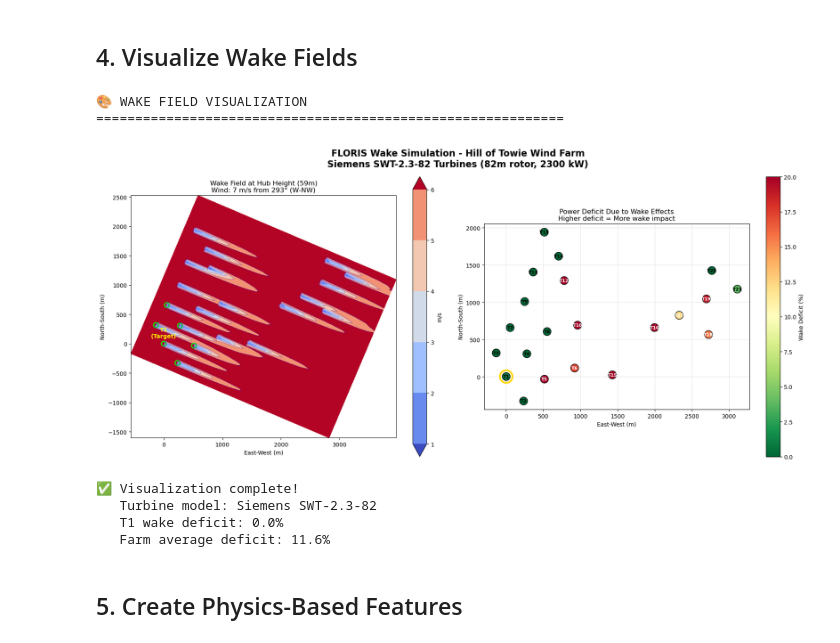
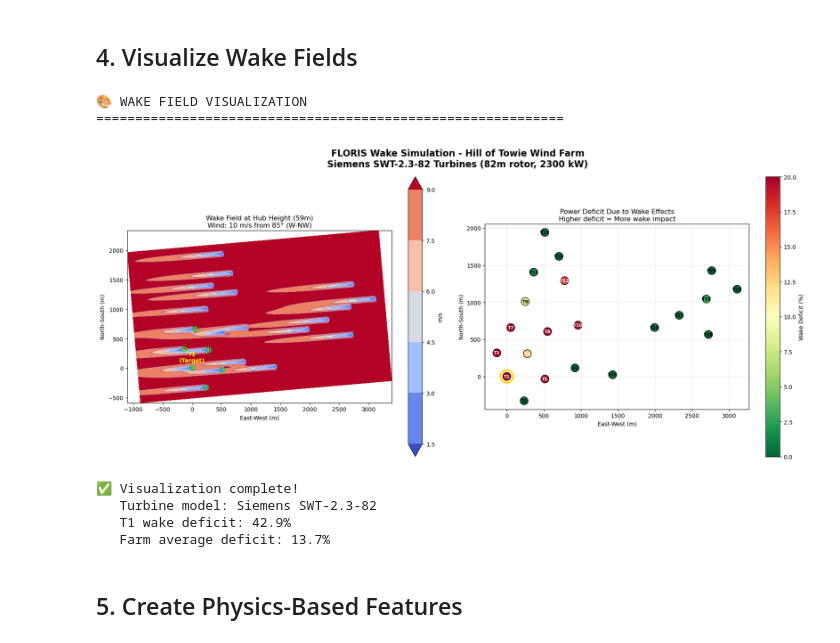
Before and after one commit to boujuan/hill-of-towie-wind-turbine, a Jupyter notebook: notebooks/06_floris_wake_simulation.ipynb, the cells around one changed output. Drawn from its saved outputs; the diff is of its cells as text; code cells hidden in the pictures.

```diff
--- a/notebooks/06_floris_wake_simulation.ipynb
+++ b/notebooks/06_floris_wake_simulation.ipynb
@@ -349,10 +349,14 @@ if 'fm' not in locals():
     print("❌ FLORIS model not initialized. Please run cell 4 first.")
 else:
     # Set predominant wind condition
+    wind_speeds = [10]  # Typical operational speed
+    wind_directions = [85]  # From 293° (W-NW)
+    turbulence_intensities = [0.06]  # Typical turbulence intensity
+
     fm.set(
-        wind_speeds=[7],  # Typical operational speed
-        wind_directions=[293],  # Predominant direction
-        turbulence_intensities=[0.06]
+        wind_speeds=wind_speeds,
+        wind_directions=wind_directions,  # Predominant direction
+        turbulence_intensities=turbulence_intensities
     )
     fm.run()
 
@@ -373,7 +377,7 @@ else:
         visualize_cut_plane(
             horizontal_plane,
             ax=ax,
-            title=f"Wake Field at Hub Height ({hub_height}m)\nWind: 7 m/s from 293° (W-NW)",
+            title=f"Wake Field at Hub Height ({hub_height}m)\nWind: {wind_speeds[0]} m/s from {wind_directions[0]}° (W-NW)",
             color_bar=True,
             label_contours=False
         )
@@ -382,7 +386,7 @@ else:
         try:
             im = ax.contourf(horizontal_plane.x, horizontal_plane.y, horizontal_plane.u, levels=20, cmap='viridis')
             plt.colorbar(im, ax=ax, label='Wind Speed (m/s)')
-            ax.set_title(f"Wake Field at Hub Height ({hub_height}m)\nWind: 7 m/s from 293° (W-NW)")
+            ax.set_title(f"Wake Field at Hub Height ({hub_height}m)\nWind: {wind_speeds[0]} m/s from {wind_directions[0]}° (W-NW)")
         except:
             ax.text(0.5, 0.5, 'Wake field visualization not available',
                    ha='center', va='center', transform=ax.transAxes)
@@ -422,38 +426,38 @@ else:
     # Add turbine labels
     for i, tid in enumerate(turbine_ids):
         color = 'white' if wake_deficits[i] > 10 else 'black'
         ax.text(layout_x[i], layout_y[i], f'T{tid}', ha='center', va='center',
                fontsize=8, fontweight='bold', color=color)
 
     # Highlight T1
     t1_idx = turbine_ids.index(1)
     ax.scatter(layout_x[t1_idx], layout_y[t1_idx], s=500, facecolors='none',
               edgecolors='gold', linewidth=3)
 
     plt.colorbar(scatter, ax=ax, label='Wake Deficit (%)')
     ax.set_xlabel('East-West (m)')
     ax.set_ylabel('North-South (m)')
     ax.set_title('Power Deficit Due to Wake Effects\nHigher deficit = More wake impact')
     ax.set_aspect('equal')
     ax.grid(True, alpha=0.3)
 
     plt.suptitle(f'FLORIS Wake Simulation - Hill of Towie Wind Farm\nSiemens SWT-2.3-82 Turbines ({rotor_diameter}m rotor, {rated_power} kW)',
                  fontsize=16, fontweight='bold')
     plt.tight_layout()
     plt.show()
 
     print(f"\n✅ Visualization complete!")
     print(f"   Turbine model: Siemens SWT-2.3-82")
     print(f"   T1 wake deficit: {wake_deficits[t1_idx]:.1f}%")
     print(f"   Farm average deficit: {wake_deficits.mean():.1f}%")
 # %% [output]
 🎨 WAKE FIELD VISUALIZATION
 ============================================================
-[figure, old version]
+[figure, new version]
 ✅ Visualization complete!
    Turbine model: Siemens SWT-2.3-82
-   T1 wake deficit: 0.0%
-   Farm average deficit: 11.6%
+   T1 wake deficit: 42.9%
+   Farm average deficit: 13.7%
 # %% [markdown]
 ## 5. Create Physics-Based Features
 # %%
```
